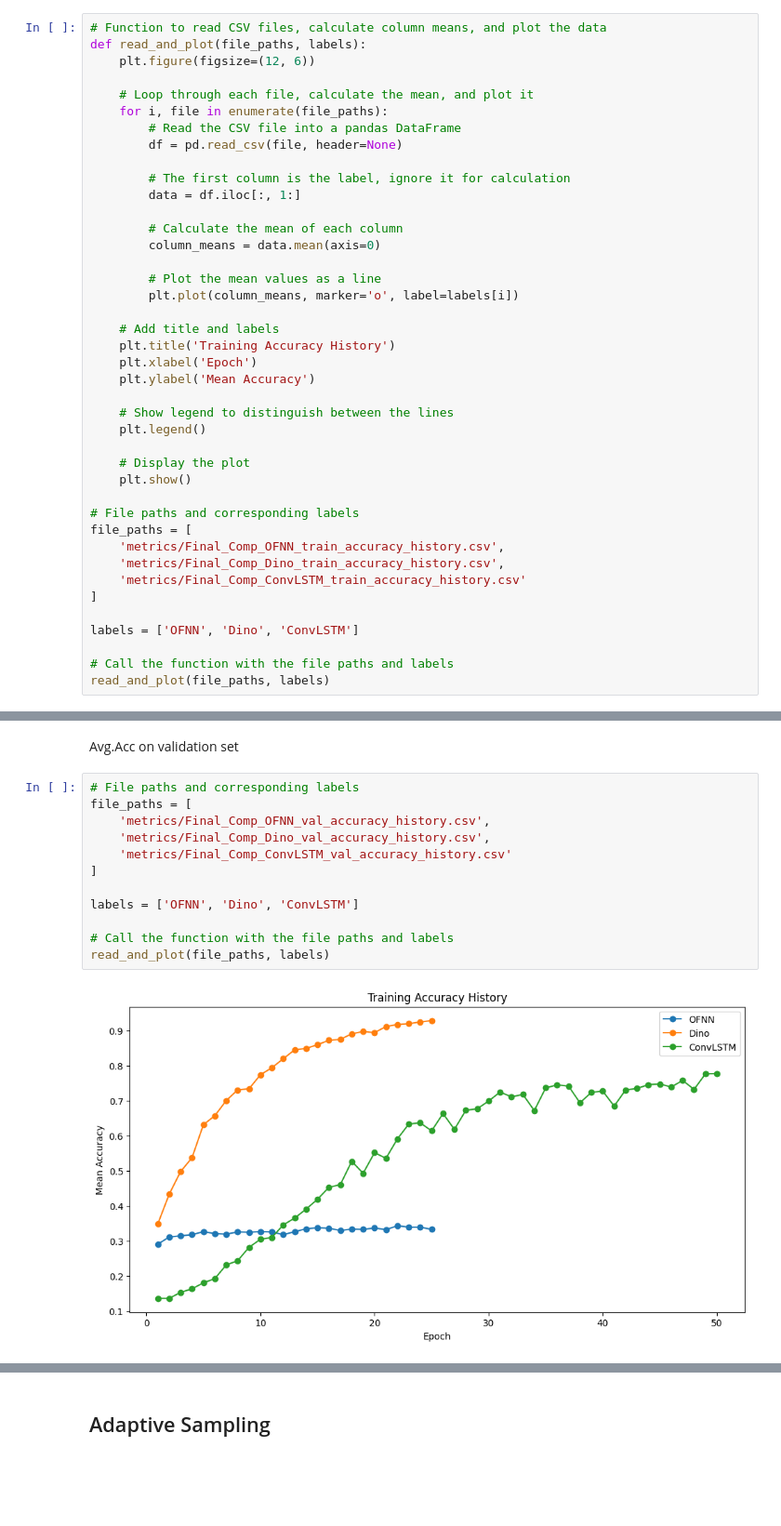
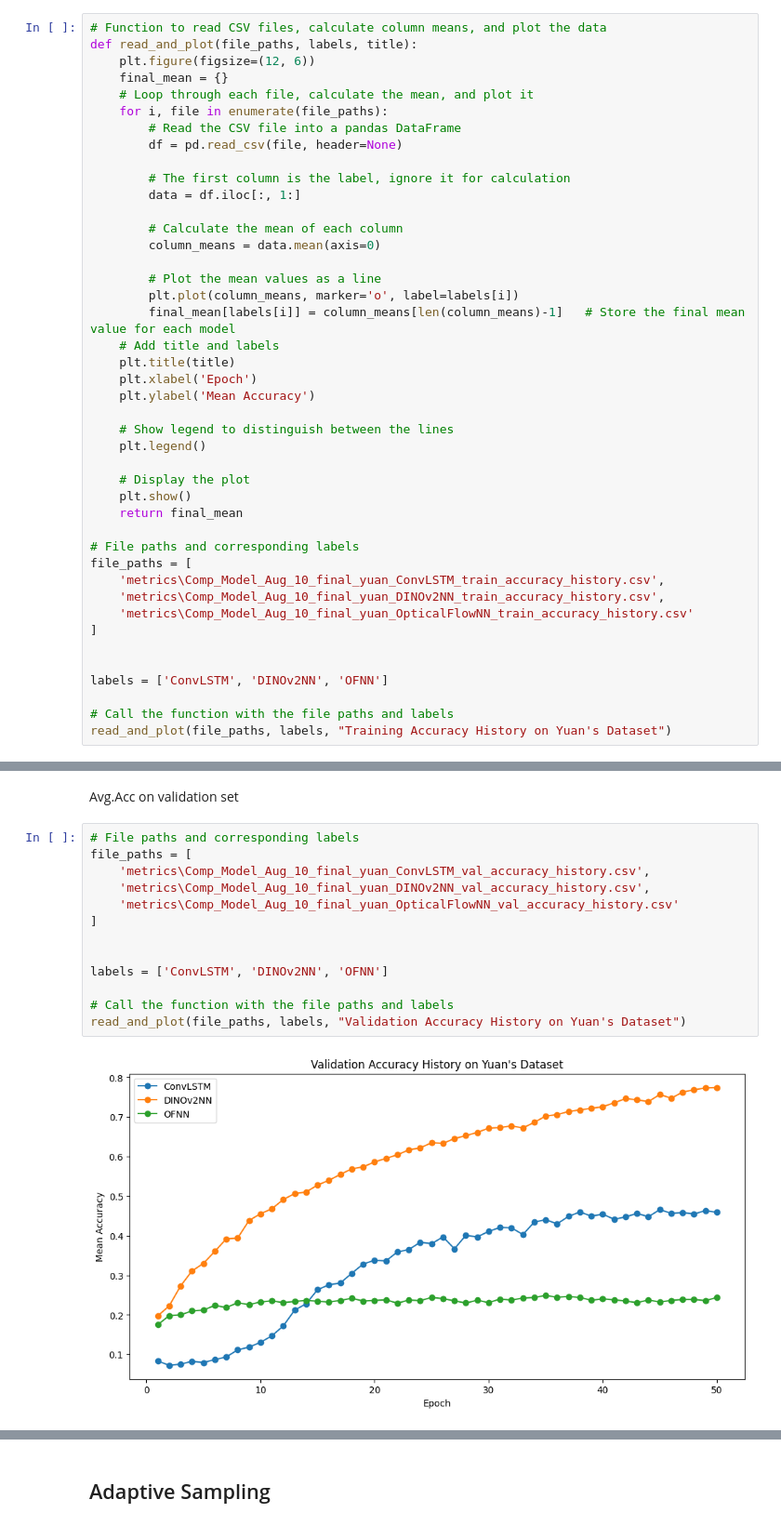
Before and after one commit to alapkshirsagar/active-tactile-hardness-classification, a Jupyter notebook: hardness_classification/visualize.ipynb, the cells around one changed output, grey strips where cells are left out. Shown at 93% size. Cells and saved outputs as stored; diff of their text form; blank space fills up the shorter version.

```diff
--- a/hardness_classification/visualize.ipynb
+++ b/hardness_classification/visualize.ipynb
@@ -10,9 +10,9 @@ import matplotlib.pyplot as plt
 Avg. Acc on training sets
 # %%
 # Function to read CSV files, calculate column means, and plot the data
-def read_and_plot(file_paths, labels):
+def read_and_plot(file_paths, labels, title):
     plt.figure(figsize=(12, 6))
-
+    final_mean = {}
     # Loop through each file, calculate the mean, and plot it
     for i, file in enumerate(file_paths):
         # Read the CSV file into a pandas DataFrame
@@ -26,9 +26,9 @@ def read_and_plot(file_paths, labels):
 
         # Plot the mean values as a line
         plt.plot(column_means, marker='o', label=labels[i])
-
+        final_mean[labels[i]] = column_means[len(column_means)-1]   # Store the final mean value for each model
     # Add title and labels
-    plt.title('Training Accuracy History')
+    plt.title(title)
     plt.xlabel('Epoch')
     plt.ylabel('Mean Accuracy')
 
@@ -37,16 +37,18 @@ def read_and_plot(file_paths, labels):
 
     # Display the plot
     plt.show()
+    return final_mean
 
 # File paths and corresponding labels
 file_paths = [
-    'metrics/Final_Comp_OFNN_train_accuracy_history.csv',
-    'metrics/Final_Comp_Dino_train_accuracy_history.csv',
-    'metrics/Final_Comp_ConvLSTM_train_accuracy_history.csv'
+    'metrics\Comp_Model_Aug_10_final_yuan_ConvLSTM_train_accuracy_history.csv',
+    'metrics\Comp_Model_Aug_10_final_yuan_DINOv2NN_train_accuracy_history.csv',
+    'metrics\Comp_Model_Aug_10_final_yuan_OpticalFlowNN_train_accuracy_history.csv'
 ]
 
-labels = ['OFNN', 'Dino', 'ConvLSTM']
+
+labels = ['ConvLSTM', 'DINOv2NN', 'OFNN']
 
 # Call the function with the file paths and labels
-read_and_plot(file_paths, labels)
+read_and_plot(file_paths, labels, "Training Accuracy History on Yuan's Dataset")
 # %% [output]
@@ -56,14 +61,15 @@ Avg.Acc on validation set
 # %%
 # File paths and corresponding labels
 file_paths = [
-    'metrics/Final_Comp_OFNN_val_accuracy_history.csv',
-    'metrics/Final_Comp_Dino_val_accuracy_history.csv',
-    'metrics/Final_Comp_ConvLSTM_val_accuracy_history.csv'
+    'metrics\Comp_Model_Aug_10_final_yuan_ConvLSTM_val_accuracy_history.csv',
+    'metrics\Comp_Model_Aug_10_final_yuan_DINOv2NN_val_accuracy_history.csv',
+    'metrics\Comp_Model_Aug_10_final_yuan_OpticalFlowNN_val_accuracy_history.csv'
 ]
 
-labels = ['OFNN', 'Dino', 'ConvLSTM']
+
+labels = ['ConvLSTM', 'DINOv2NN', 'OFNN']
 
 # Call the function with the file paths and labels
-read_and_plot(file_paths, labels)
+read_and_plot(file_paths, labels, "Validation Accuracy History on Yuan's Dataset")
 # %% [output]
-[figure, old version]
+[figure, new version]
```
Also changed, not shown: parts of 2 cells of this notebook, 9 other files.
